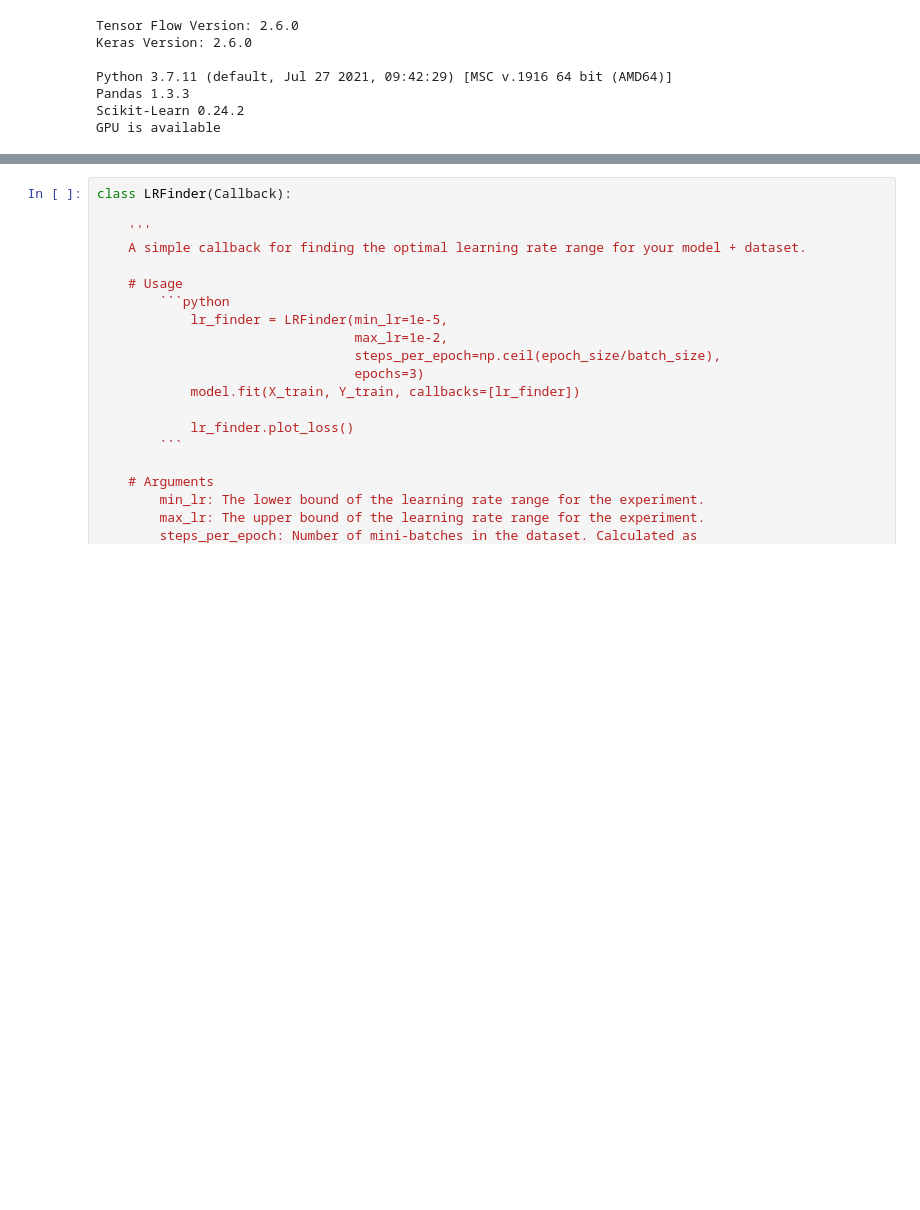
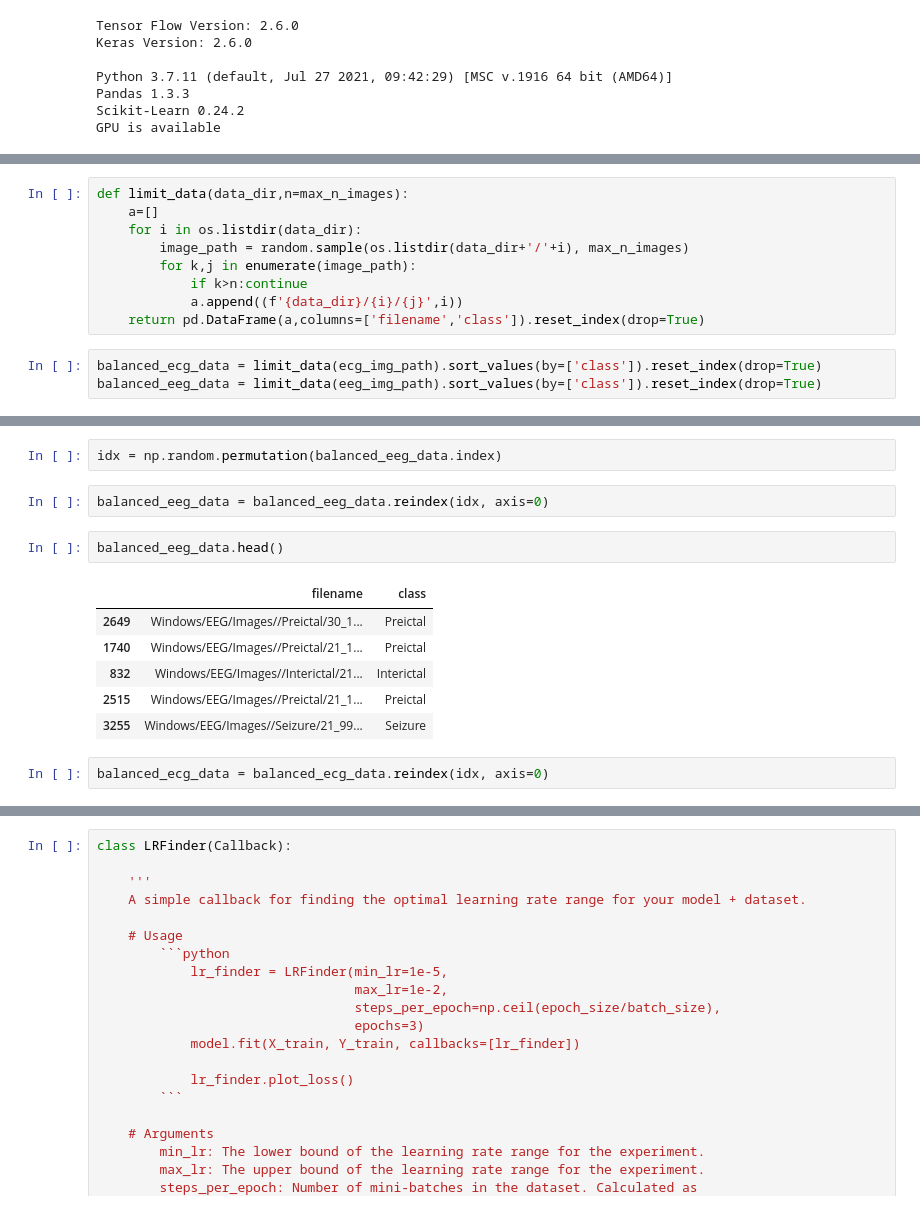
Before and after one commit to nikl1425/DeepLearning_Master, a Jupyter notebook: models/Script_RUC/Model_Playground.ipynb, the cells around one changed output, grey strips where cells are left out. Cells and saved outputs as stored; diff of their text form; blank space fills up the shorter version.

```diff
--- a/models/Script_RUC/Model_Playground.ipynb
+++ b/models/Script_RUC/Model_Playground.ipynb
@@ -240,0 +126,12 @@ train_gen.classes[x:x+10]
+# %%
+def limit_data(data_dir,n=max_n_images):
+    a=[]
+    for i in os.listdir(data_dir):
+        image_path = random.sample(os.listdir(data_dir+'/'+i), max_n_images)
+        for k,j in enumerate(image_path):
+            if k>n:continue
+            a.append((f'{data_dir}/{i}/{j}',i))
+    return pd.DataFrame(a,columns=['filename','class']).reset_index(drop=True)
+# %%
+balanced_ecg_data = limit_data(ecg_img_path).sort_values(by=['class']).reset_index(drop=True)
+balanced_eeg_data = limit_data(eeg_img_path).sort_values(by=['class']).reset_index(drop=True)
@@ -240,0 +152,15 @@ train_gen.classes[x:x+10]
+# %%
+idx = np.random.permutation(balanced_eeg_data.index)
+# %%
+balanced_eeg_data = balanced_eeg_data.reindex(idx, axis=0)
+# %%
+balanced_eeg_data.head()
+# %% [output]
+|  | filename | class |
+| 2649 | Windows/EEG/Images//Preictal/30_1... | Preictal |
+| 1740 | Windows/EEG/Images//Preictal/21_1... | Preictal |
+| 832 | Windows/EEG/Images//Interictal/21... | Interictal |
+| 2515 | Windows/EEG/Images//Preictal/21_1... | Preictal |
+| 3255 | Windows/EEG/Images//Seizure/21_99... | Seizure |
+# %%
+balanced_ecg_data = balanced_ecg_data.reindex(idx, axis=0)
```
Also changed, not shown: parts of 36 cells of this notebook.
